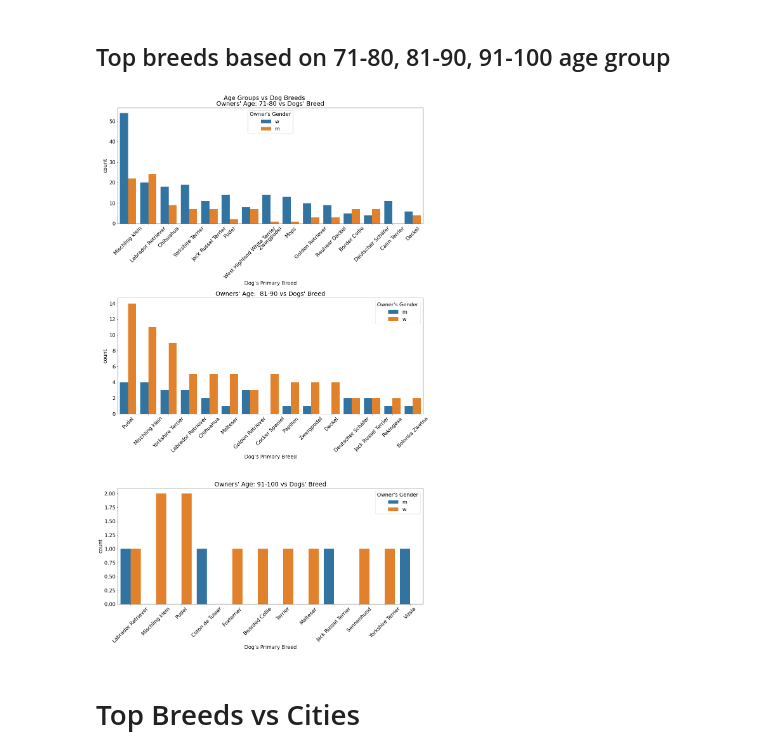
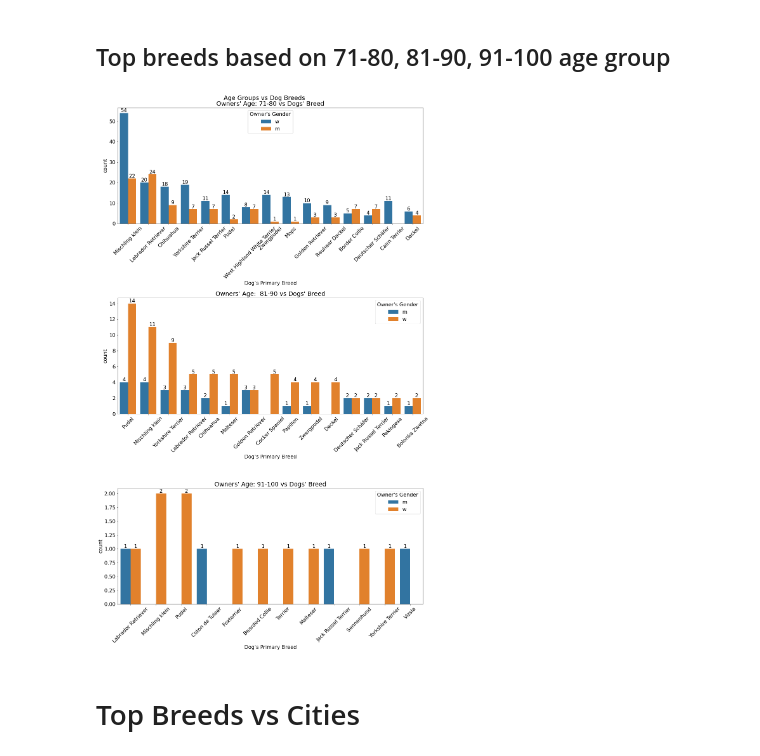
Before and after one commit to KierraDangerfield/Springboard, a Jupyter notebook: Craft a Story/Storytelling with Dogs of Zurich.ipynb, the cells around one changed output. Cells and saved outputs as stored; diff of their text form; code cells hidden in the pictures.

```diff
--- a/Craft a Story/Storytelling with Dogs of Zurich.ipynb
+++ b/Craft a Story/Storytelling with Dogs of Zurich.ipynb
@@ -152,6 +152,11 @@ ax1.tick_params(axis='x', labelrotation=45)
 ax2.tick_params(axis='x', labelrotation=45)
 ax3.tick_params(axis='x', labelrotation=45)
 
+for (x, y, z) in zip(ax1.containers, ax2.containers, ax3.containers):
+    ax1.bar_label(x)
+    ax2.bar_label(y)
+    ax3.bar_label(z)
+
 fig.tight_layout()
 plt.show()
 # %% [output]
@@ -187,6 +192,11 @@ ax1.tick_params(axis='x', labelrotation=45)
 ax2.tick_params(axis='x', labelrotation=45)
 ax3.tick_params(axis='x', labelrotation=45)
 
+for (x, y, z) in zip(ax1.containers, ax2.containers, ax3.containers):
+    ax1.bar_label(x)
+    ax2.bar_label(y)
+    ax3.bar_label(z)
+
 fig.tight_layout()
 plt.show()
 # %% [output]
@@ -201,34 +211,39 @@ ninetyone_100 = dogData[dogData["Owner's Age"] == "91-100"]
 seventyone_80 = dogData[dogData["Owner's Age"] == "71-80"]
 
 
 fig, (ax1, ax2, ax3) = plt.subplots(ncols=1, nrows=3, figsize=(15,25))
 fig.suptitle("Age Groups vs Dog Breeds")
 
 
 sns.countplot(x="Dog's Primary Breed", data=seventyone_80, hue="Owner's Gender",
               order=seventyone_80["Dog's Primary Breed"].value_counts().iloc[:15].index,
               ax=ax1).set(title="Owners' Age: 71-80 vs Dogs' Breed")
 #ax[0].xticks(rotation = 45)
 
 sns.countplot(x="Dog's Primary Breed", data=eightyone_90, hue="Owner's Gender",
               order=eightyone_90["Dog's Primary Breed"].value_counts().iloc[:15].index,
               ax=ax2).set(title="Owners' Age:  81-90 vs Dogs' Breed")
 
 sns.countplot(x="Dog's Primary Breed", data=ninetyone_100, hue="Owner's Gender",
               order=ninetyone_100["Dog's Primary Breed"].value_counts().iloc[:15].index,
               ax=ax3).set(title="Owners' Age: 91-100 vs Dogs' Breed")
 
 plt.rcParams['font.size'] = '16'
 
 ax1.tick_params(axis='x', labelrotation=45)
 ax2.tick_params(axis='x', labelrotation=45)
 ax3.tick_params(axis='x', labelrotation=45)
 
+for (x, y, z) in zip(ax1.containers, ax2.containers, ax3.containers):
+    ax1.bar_label(x)
+    ax2.bar_label(y)
+    ax3.bar_label(z)
+
 fig.tight_layout()
 
 plt.show()
 # %% [output]
-[figure, old version]
+[figure, new version]
 # %% [markdown]
 # Top Breeds vs Cities
 # %%
```
Also changed, not shown: parts of 5 cells of this notebook.
